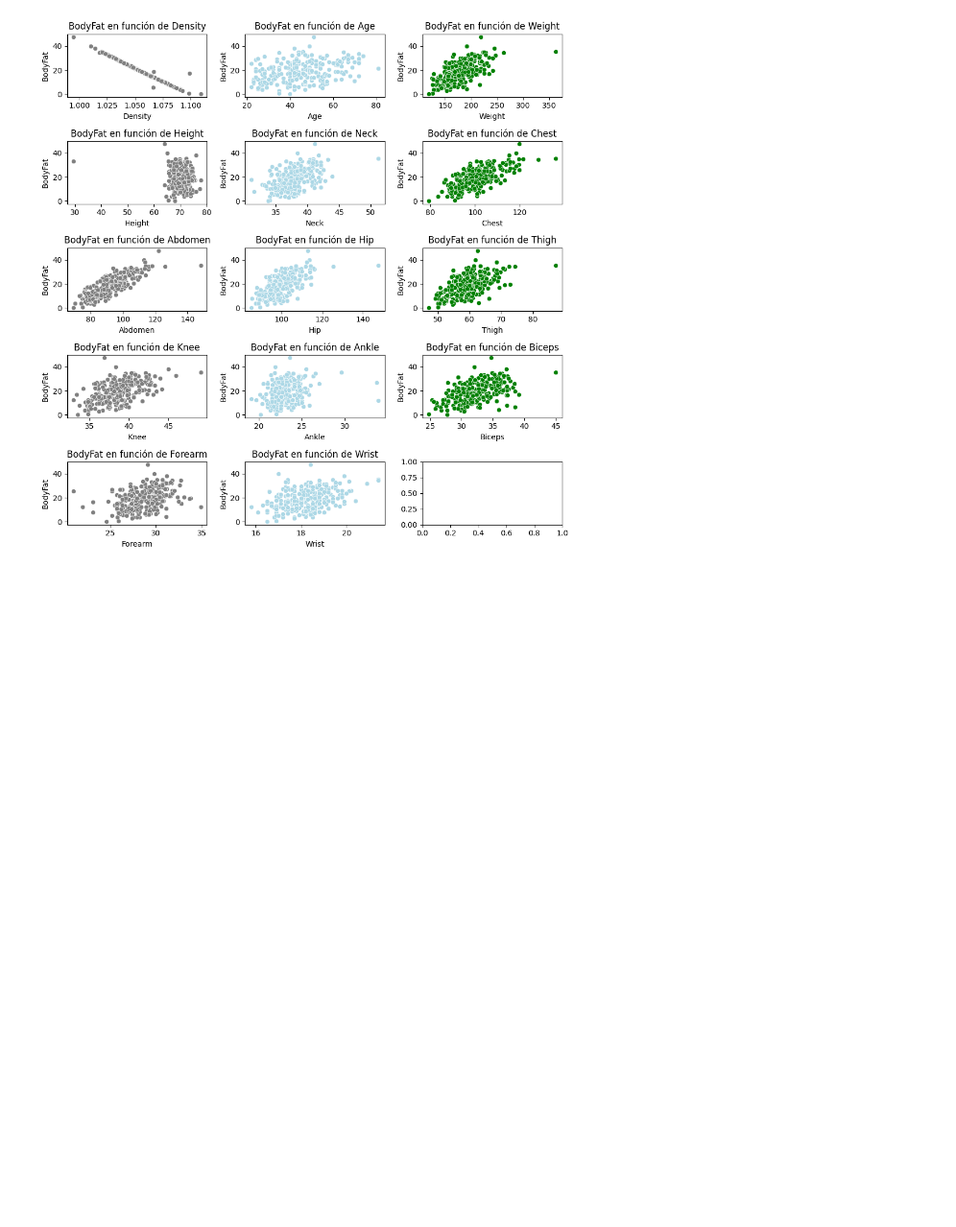
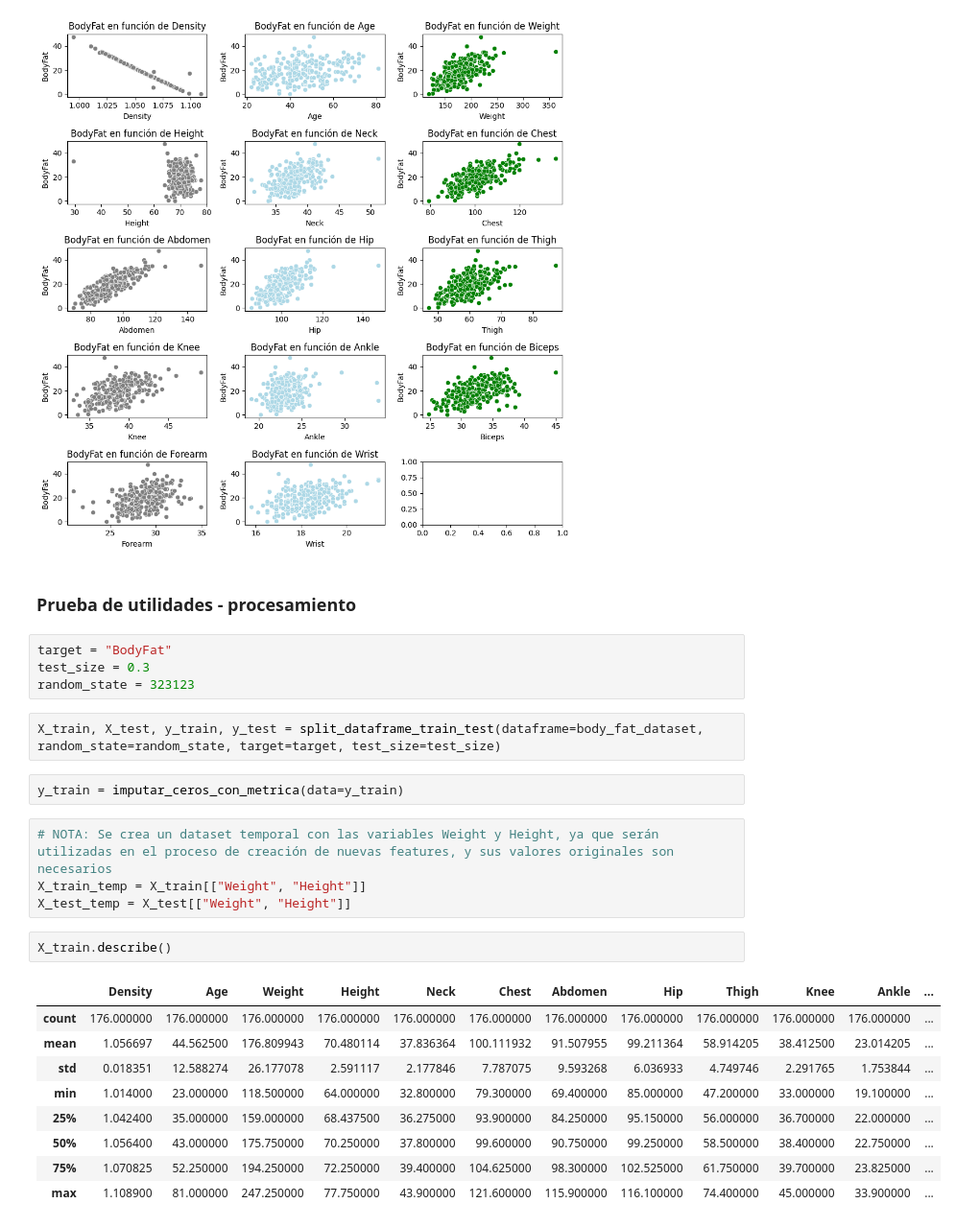
Before and after one commit to gasper-az/operaciones-aprendizaje-maquina, a Jupyter notebook: notebooks/body_fat_analysis.ipynb, the cells around one changed output. Shown: that part at 96% size. Saved outputs shown, nothing was run; the diff lists cells and outputs as text; blank space fills up the shorter version.

```diff
--- a/notebooks/body_fat_analysis.ipynb
+++ b/notebooks/body_fat_analysis.ipynb
@@ -42,3 +43,29 @@ plot_histogramas(body_fat_dataset, body_fat_dataset.columns, figsize=(10,10))
 plot_scatterplot(data=body_fat_dataset, columns=body_fat_dataset.columns, ycol="BodyFat", figsize=(10,10))
 # %% [output]
 [figure]
+# %% [markdown]
+### Prueba de utilidades - procesamiento
+# %%
+target = "BodyFat"
+test_size = 0.3
+random_state = 323123
+# %%
+X_train, X_test, y_train, y_test = split_dataframe_train_test(dataframe=body_fat_dataset, random_state=random_state, target=target, test_size=test_size)
+# %%
+y_train = imputar_ceros_con_metrica(data=y_train)
+# %%
+# NOTA: Se crea un dataset temporal con las variables Weight y Height, ya que serán utilizadas en el proceso de creación de nuevas features, y sus valores originales son necesarios
+X_train_temp = X_train[["Weight", "Height"]]
+X_test_temp = X_test[["Weight", "Height"]]
+# %%
+X_train.describe()
+# %% [output]
+|  | Density | Age | Weight | Height | Neck | Chest | Abdomen | Hip | Thigh | Knee | Ankle | ... |
+| count | 176.000000 | 176.000000 | 176.000000 | 176.000000 | 176.000000 | 176.000000 | 176.000000 | 176.000000 | 176.000000 | 176.000000 | 176.000000 | ... |
+| mean | 1.056697 | 44.562500 | 176.809943 | 70.480114 | 37.836364 | 100.111932 | 91.507955 | 99.211364 | 58.914205 | 38.412500 | 23.014205 | ... |
+| std | 0.018351 | 12.588274 | 26.177078 | 2.591117 | 2.177846 | 7.787075 | 9.593268 | 6.036933 | 4.749746 | 2.291765 | 1.753844 | ... |
+| min | 1.014000 | 23.000000 | 118.500000 | 64.000000 | 32.800000 | 79.300000 | 69.400000 | 85.000000 | 47.200000 | 33.000000 | 19.100000 | ... |
+| 25% | 1.042400 | 35.000000 | 159.000000 | 68.437500 | 36.275000 | 93.900000 | 84.250000 | 95.150000 | 56.000000 | 36.700000 | 22.000000 | ... |
+| 50% | 1.056400 | 43.000000 | 175.750000 | 70.250000 | 37.800000 | 99.600000 | 90.750000 | 99.250000 | 58.500000 | 38.400000 | 22.750000 | ... |
+| 75% | 1.070825 | 52.250000 | 194.250000 | 72.250000 | 39.400000 | 104.625000 | 98.300000 | 102.525000 | 61.750000 | 39.700000 | 23.825000 | ... |
+| max | 1.108900 | 81.000000 | 247.250000 | 77.750000 | 43.900000 | 121.600000 | 115.900000 | 116.100000 | 74.400000 | 45.000000 | 33.900000 | ... |
```
Also changed, not shown: parts of 10 cells of this notebook, 2 other files.
